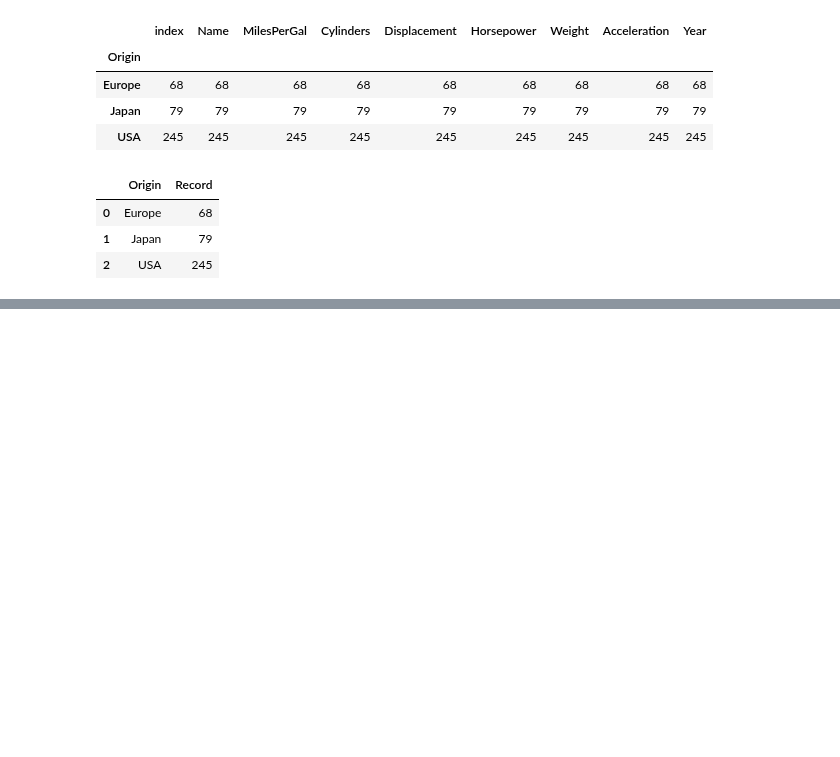
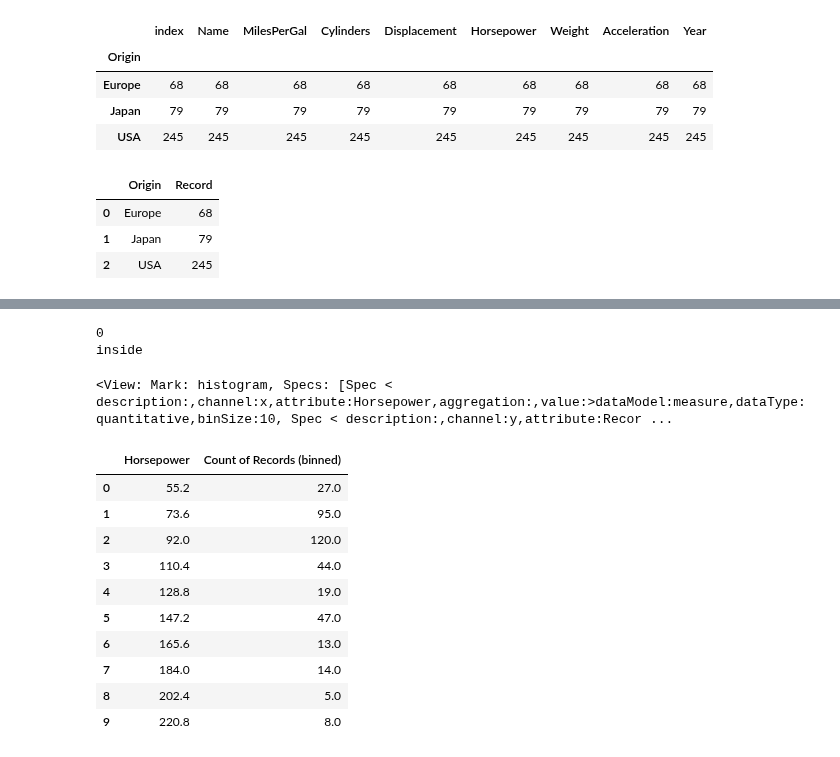
Before and after one commit to lux-org/lux, a Jupyter notebook: RenderingTest.ipynb, the cells around one changed output, grey strips where cells are left out. Cells and saved outputs as stored; diff of their text form; code cells hidden in the pictures; blank space fills up the shorter version.

```diff
--- a/RenderingTest.ipynb
+++ b/RenderingTest.ipynb
@@ -57,0 +70,39 @@ LuxWidget(current_view={'config': {'view': {'continuousWidth': 400, 'continuousH
+# %%
+import lux
+import pandas as pd
+from lux.executor.ExecutionEngine import ExecutionEngine
+ldf = pd.read_csv("lux/data/car.csv")
+ldf.setContext([lux.Spec(attribute = "Horsepower")])
+# %% [output]
+0
+inside
+# %%
+view = ldf.viewCollection[0]
+# %%
+view
+# %% [output]
+<View: Mark: histogram, Specs: [Spec < description:,channel:x,attribute:Horsepower,aggregation:,value:>dataModel:measure,dataType:quantitative,binSize:10, Spec < description:,channel:y,attribute:Recor ...
+# %%
+binAttribute = list(filter(lambda x: x.binSize!=0,view.specLst))[0]
+# %%
+import numpy as np
+
+counts,binEdges = np.histogram(ldf[binAttribute.attribute],bins=binAttribute.binSize)
+#binEdges of size N+1, so need to compute binCenter as the bin location
+binCenter = np.mean(np.vstack([binEdges[0:-1],binEdges[1:]]), axis=0)
+
+resultDf = pd.DataFrame(np.array([binCenter,counts]).T,columns=["Horsepower", "Count of Records (binned)"])
+# %%
+resultDf
+# %% [output]
+|  | Horsepower | Count of Records (binned) |
+| 0 | 55.2 | 27.0 |
+| 1 | 73.6 | 95.0 |
+| 2 | 92.0 | 120.0 |
+| 3 | 110.4 | 44.0 |
+| 4 | 128.8 | 19.0 |
+| 5 | 147.2 | 47.0 |
+| 6 | 165.6 | 13.0 |
+| 7 | 184.0 | 14.0 |
+| 8 | 202.4 | 5.0 |
+| 9 | 220.8 | 8.0 |
```
Also changed, not shown: parts of 9 cells of this notebook, 5 other files.
